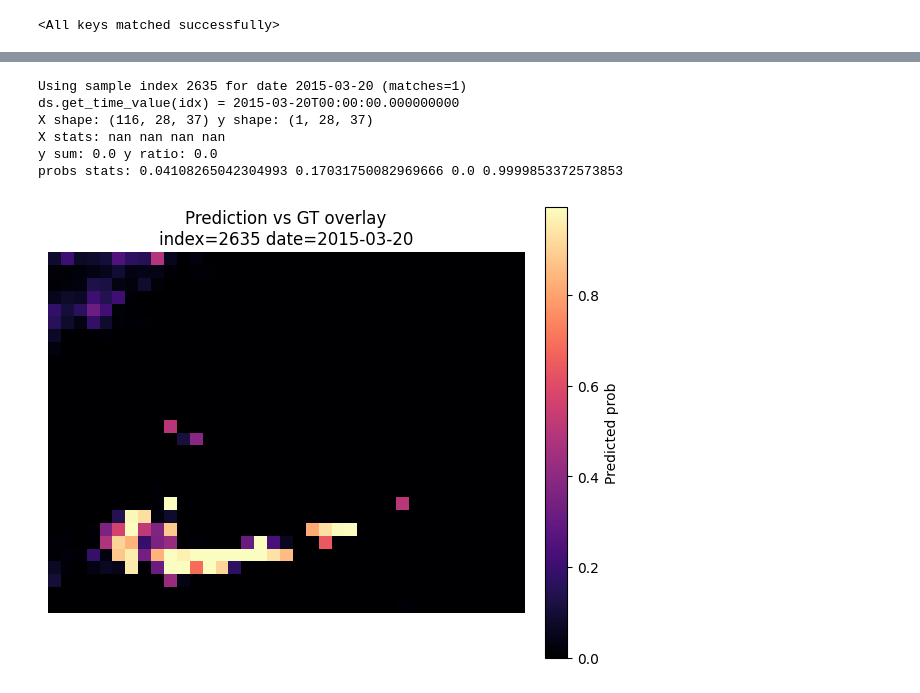
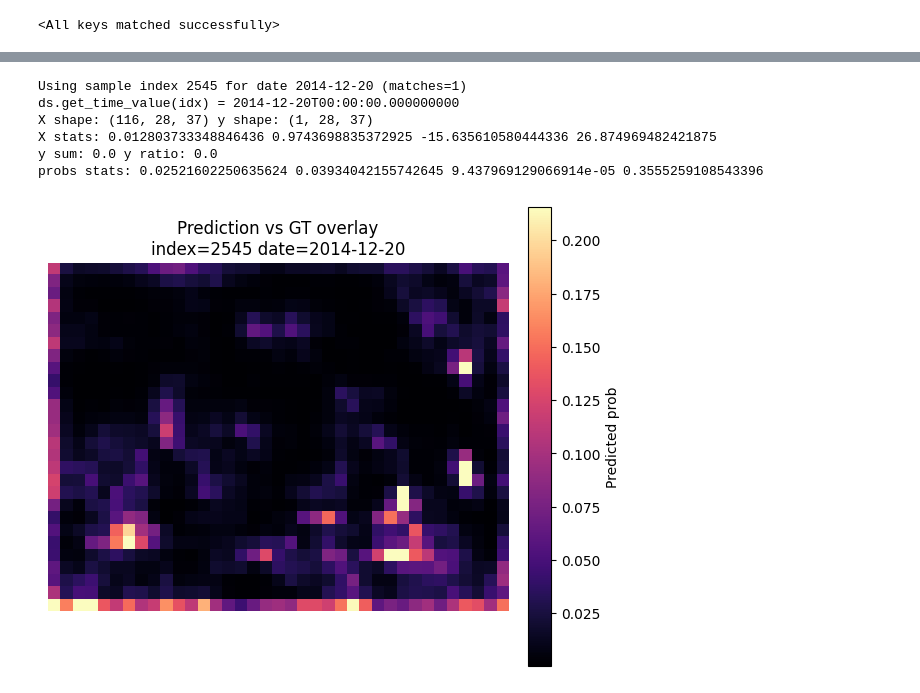
Before and after one commit to curiousdata/catalonia-wildfire-prediction, a Jupyter notebook: notebooks/model_check.ipynb, the cells around one changed output, grey strips where cells are left out. Cells and saved outputs as stored; diff of their text form; code cells hidden in the pictures.

```diff
--- a/notebooks/model_check.ipynb
+++ b/notebooks/model_check.ipynb
@@ -25,7 +25,7 @@ import torch.nn as nn
 import torch.nn.functional as F
 from src.data.datasets import SimpleIberFireSegmentationDataset
 # %%
-model_name = "resnet34_v7.pth"
+model_name = "resnet34_v8.pth"
 model_path = project_root / "models" / model_name
 # %%
 # load model
@@ -266,15 +266,15 @@ def compare_prediction(model, ds, date_str: str, device='mps'):
     plt.tight_layout()
     plt.show()
 # %%
-compare_prediction(model, test_ds, "2015-03-20")
+compare_prediction(model, test_ds, "2014-12-20")
 # %% [output]
-Using sample index 2635 for date 2015-03-20 (matches=1)
-ds.get_time_value(idx) = 2015-03-20T00:00:00.000000000
+Using sample index 2545 for date 2014-12-20 (matches=1)
+ds.get_time_value(idx) = 2014-12-20T00:00:00.000000000
 X shape: (116, 28, 37) y shape: (1, 28, 37)
-X stats: nan nan nan nan
+X stats: 0.012803733348846436 0.9743698835372925 -15.635610580444336 26.874969482421875
 y sum: 0.0 y ratio: 0.0
-probs stats: 0.04108265042304993 0.17031750082969666 0.0 0.9999853372573853
+probs stats: 0.02521602250635624 0.03934042155742645 9.437969129066914e-05 0.3555259108543396
-[figure, old version]
+[figure, new version]
 # %%
 idx1, idx2 = 976, 2635
 ds = test_ds
```
Also changed, not shown: parts of 4 cells of this notebook, 1 other file.
